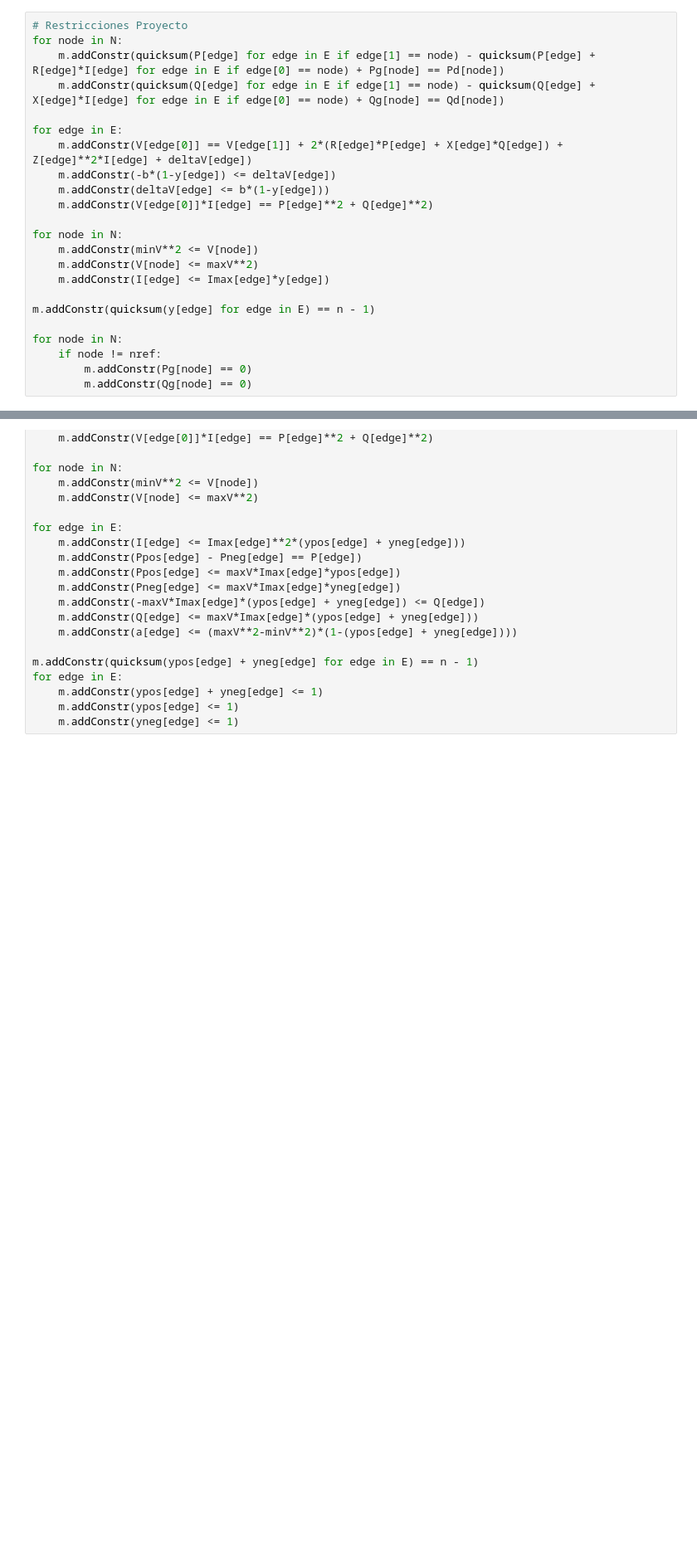
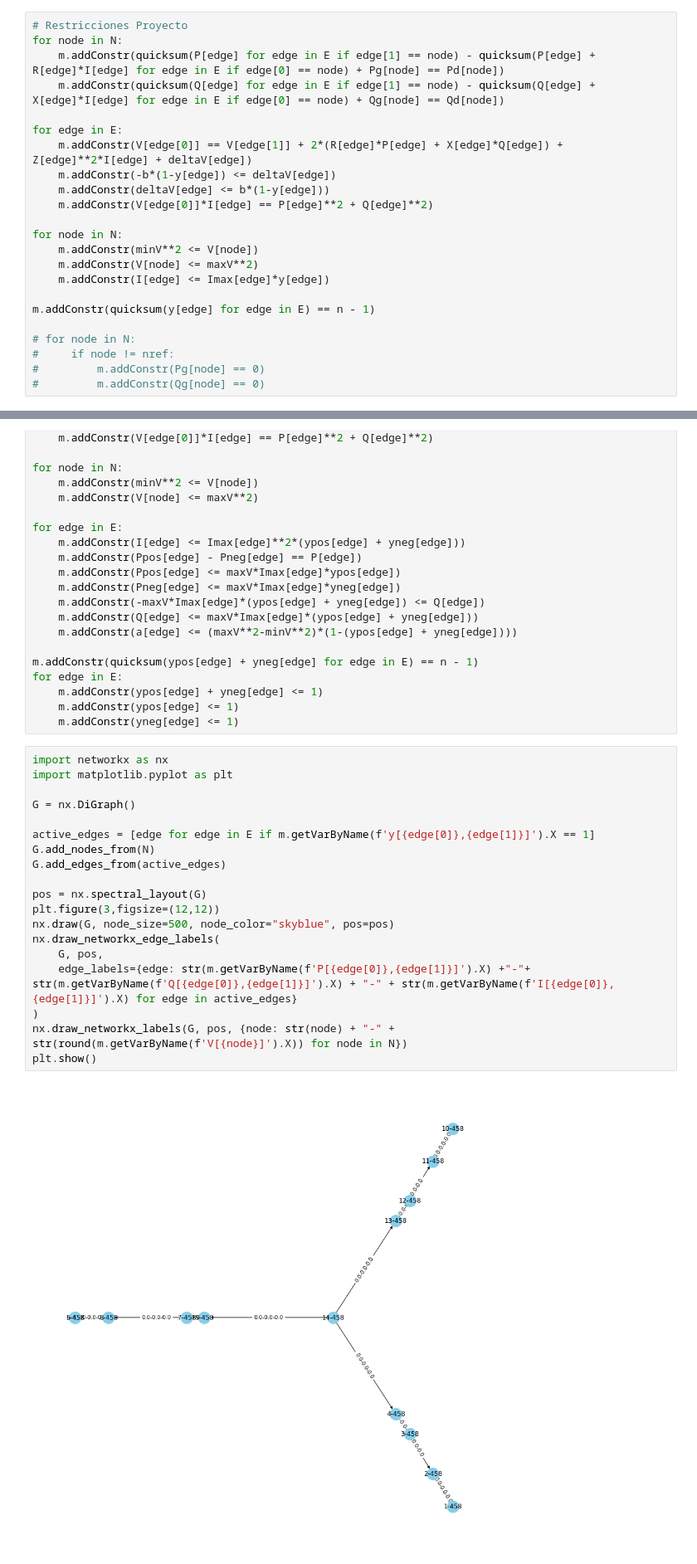
Before and after one commit to CamiloAguilarL/proyecto-flujo-redes, a Jupyter notebook: Modelo Proyecto.ipynb, the cells around one changed output, grey strips where cells are left out. Shown: that part at 83% size. Cells and saved outputs as stored; diff of their text form; blank space fills up the shorter version.

Commit message:
Version inicial visualizacion grafo

```diff
--- a/Modelo Proyecto.ipynb
+++ b/Modelo Proyecto.ipynb
@@ -113,7 +113,7 @@ for node in N:
 
 m.addConstr(quicksum(y[edge] for edge in E) == n - 1)
 
-for node in N:
-    if node != nref:
-        m.addConstr(Pg[node] == 0)
-        m.addConstr(Qg[node] == 0)
+# for node in N:
+#     if node != nref:
+#         m.addConstr(Pg[node] == 0)
+#         m.addConstr(Qg[node] == 0)
@@ -175,3 +193,24 @@ for edge in E:
     m.addConstr(ypos[edge] + yneg[edge] <= 1)
     m.addConstr(ypos[edge] <= 1)
     m.addConstr(yneg[edge] <= 1)
+# %%
+import networkx as nx
+import matplotlib.pyplot as plt
+
+G = nx.DiGraph()
+
+active_edges = [edge for edge in E if m.getVarByName(f'y[{edge[0]},{edge[1]}]').X == 1]
+G.add_nodes_from(N)
+G.add_edges_from(active_edges)
+
+pos = nx.spectral_layout(G)
+plt.figure(3,figsize=(12,12))
+nx.draw(G, node_size=500, node_color="skyblue", pos=pos)
+nx.draw_networkx_edge_labels(
+    G, pos,
+    edge_labels={edge: str(m.getVarByName(f'P[{edge[0]},{edge[1]}]').X) +"-"+ str(m.getVarByName(f'Q[{edge[0]},{edge[1]}]').X) + "-" + str(m.getVarByName(f'I[{edge[0]},{edge[1]}]').X) for edge in active_edges}
+)
+nx.draw_networkx_labels(G, pos, {node: str(node) + "-" + str(round(m.getVarByName(f'V[{node}]').X)) for node in N})
+plt.show()
+# %% [output]
+[figure, added]
```
Also changed, not shown: parts of 3 cells of this notebook.
